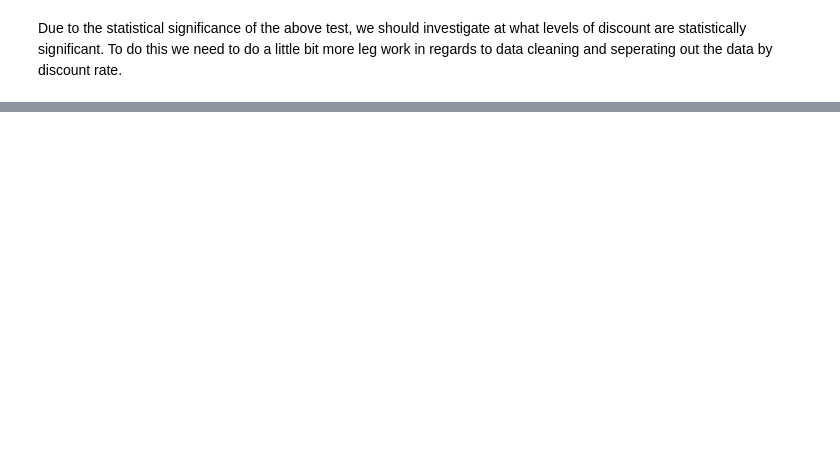
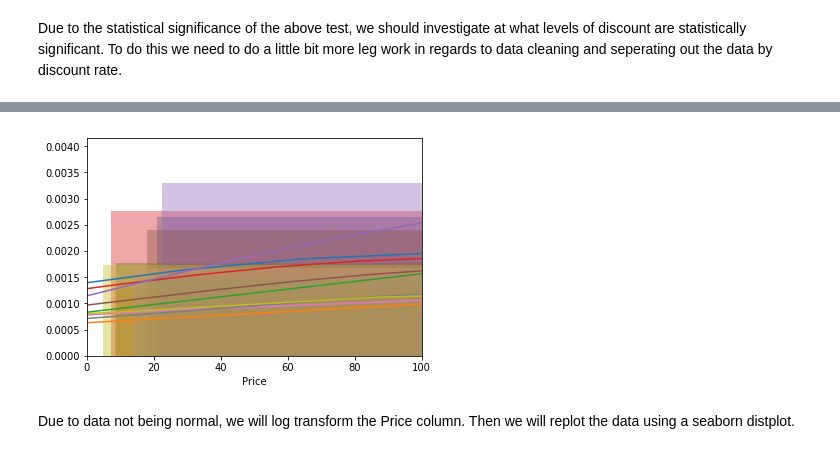
Before and after one commit to gabertooth/dsc-2-final-project-online-ds-pt-021119, a Jupyter notebook: Mod 2 Project Northwind Database Hypothesis Testing.ipynb, the cells around one changed output, grey strips where cells are left out. Cells and saved outputs as stored; diff of their text form; code cells hidden in the pictures; blank space fills up the shorter version.

```diff
--- a/Mod 2 Project Northwind Database Hypothesis Testing.ipynb
+++ b/Mod 2 Project Northwind Database Hypothesis Testing.ipynb
@@ -200,0 +396,8 @@ territories= pd.read_sql_query('SELECT * FROM Shipper', engine)
+# %%
+df_price_region= pd.read_sql_query('''SELECT p.ProductName, c.Region, od.Quantity, od.UnitPrice, od.Discount
+                                      FROM Customer c
+                                      JOIN [Order] o ON c.Id = o.CustomerId
+                                      JOIN OrderDetail od ON od.OrderId = o.Id
+                                      JOIN Product as p ON od.ProductID=p.ID
+                                      ORDER BY Region
+                                                     ''', engine)
@@ -200,0 +415,3 @@ territories= pd.read_sql_query('SELECT * FROM Shipper', engine)
+# %%
+df_price_region['Price']= df_price_region['UnitPrice']*df_price_region['Quantity']*(1-df_price_region['Discount'])
+df_price_region.head()
@@ -200,0 +425,9 @@ territories= pd.read_sql_query('SELECT * FROM Shipper', engine)
+# %%
+for region in set(df_price_region['Region']):
+    region_group = df_price_region.loc[df_price_region['Region'] == region]
+    sns.distplot(region_group['Price'])
+    plt.xlim(0,100)
+# %% [output]
+[figure, added]
+# %% [markdown]
+Due to data not being normal, we will log transform the Price column. Then we will replot the data using a seaborn distplot.
```
Also changed, not shown: parts of 65 cells of this notebook, 1 other file.
